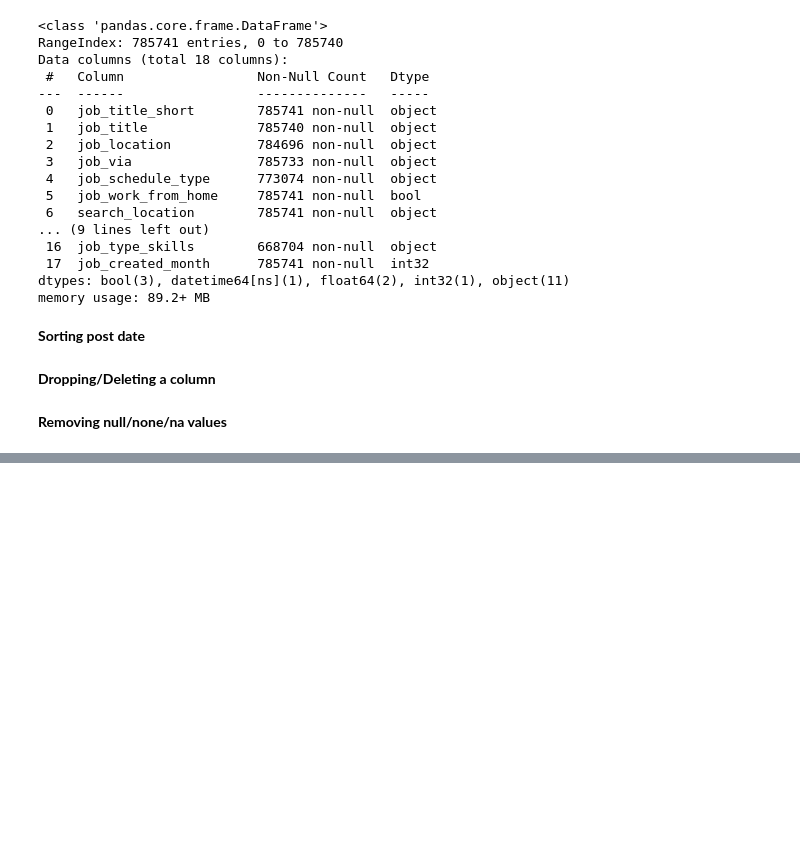
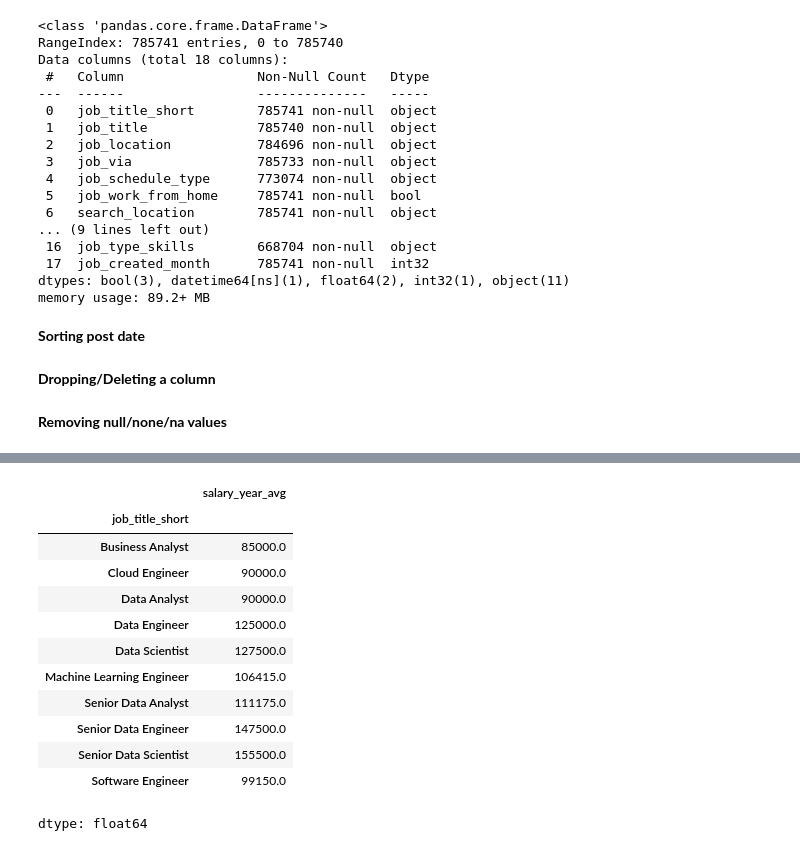
Before and after one commit to okiromosh/Learning-Python-Data, a Jupyter notebook: Python_Pandas.ipynb, the cells around one changed output, grey strips where cells are left out. Saved outputs shown, nothing was run; the diff lists cells and outputs as text; code cells hidden in the pictures; blank space fills up the shorter version.

```diff
--- a/Python_Pandas.ipynb
+++ b/Python_Pandas.ipynb
@@ -324,0 +355,16 @@ memory usage: 2.5+ MB
+# %%
+df.groupby('job_title_short')['salary_year_avg'].median()
+# %% [output]
+|  | salary_year_avg |
+| job_title_short |  |
+| Business Analyst | 85000.0 |
+| Cloud Engineer | 90000.0 |
+| Data Analyst | 90000.0 |
+| Data Engineer | 125000.0 |
+| Data Scientist | 127500.0 |
+| Machine Learning Engineer | 106415.0 |
+| Senior Data Analyst | 111175.0 |
+| Senior Data Engineer | 147500.0 |
+| Senior Data Scientist | 155500.0 |
+| Software Engineer | 99150.0 |
+dtype: float64
```
Also changed, not shown: parts of 14 cells of this notebook.
